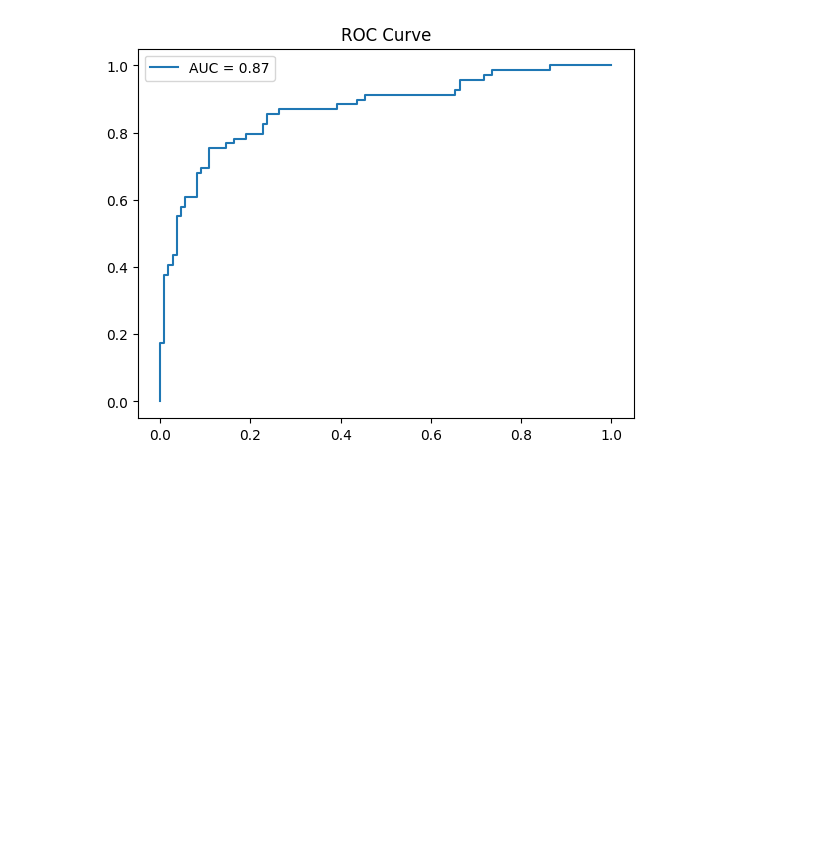
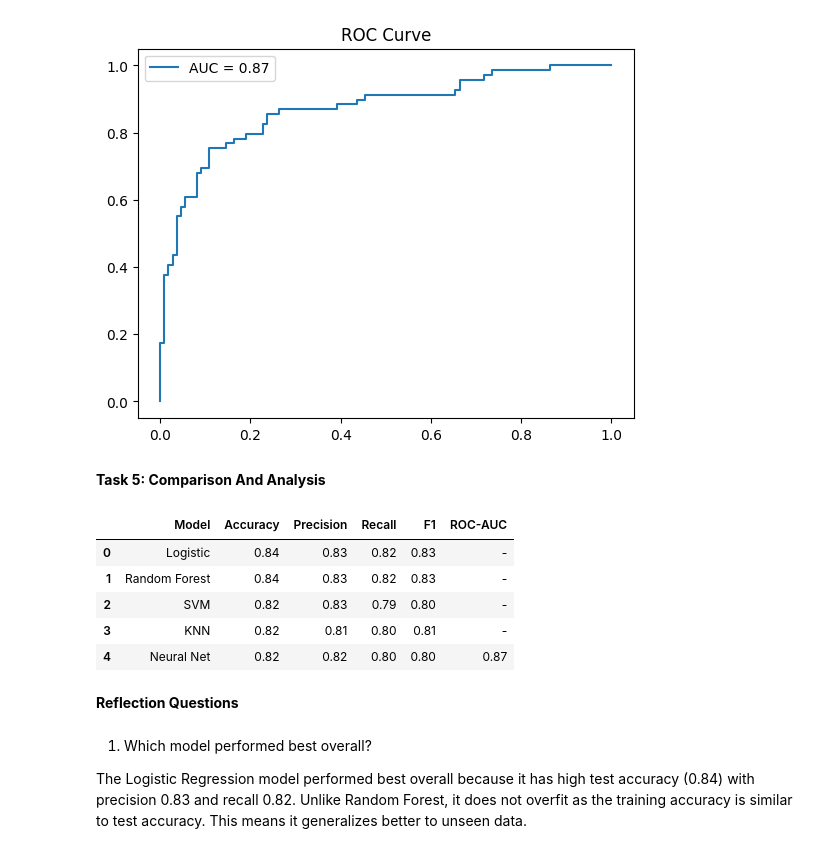
Before and after one commit to MMujtabaX/Titanic_Survival_Predictor, a Jupyter notebook: main.ipynb, the cells around one changed output. Drawn from its saved outputs; the diff is of its cells as text; code cells hidden in the pictures; blank space fills up the shorter version.

Commit message:
Done Comparison and Analysis

```diff
--- a/main.ipynb
+++ b/main.ipynb
@@ -391,3 +399,29 @@ plt.show()
 # %% [output]
 6/6 [==============================] - 0s 1ms/step
 [figure]
+# %% [markdown]
+**Task 5: Comparison And Analysis**
+# %%
+results = pd.DataFrame({
+    'Model': ['Logistic', 'Random Forest', 'SVM', 'KNN', 'Neural Net'],
+    'Accuracy': [0.84, 0.84, 0.82, 0.82, 0.82],
+    'Precision': [0.83, 0.83, 0.83, 0.81, 0.82],
+    'Recall': [0.82, 0.82, 0.79, 0.80, 0.80],
+    'F1': [0.83, 0.83, 0.80, 0.81, 0.80],
+    'ROC-AUC': ['-', '-', '-', '-', 0.87]
+})
+# %%
+results
+# %% [output]
+|  | Model | Accuracy | Precision | Recall | F1 | ROC-AUC |
+| 0 | Logistic | 0.84 | 0.83 | 0.82 | 0.83 | - |
+| 1 | Random Forest | 0.84 | 0.83 | 0.82 | 0.83 | - |
+| 2 | SVM | 0.82 | 0.83 | 0.79 | 0.80 | - |
+| 3 | KNN | 0.82 | 0.81 | 0.80 | 0.81 | - |
+| 4 | Neural Net | 0.82 | 0.82 | 0.80 | 0.80 | 0.87 |
+# %% [markdown]
+**Reflection Questions**
+# %% [markdown]
+1. Which model performed best overall?
+
+The Logistic Regression model performed best overall because it has high test accuracy (0.84) with precision 0.83 and recall 0.82. Unlike Random Forest, it does not overfit as the training accuracy is similar to test accuracy. This means it generalizes better to unseen data.
```
Also changed, not shown: parts of 8 cells of this notebook.
